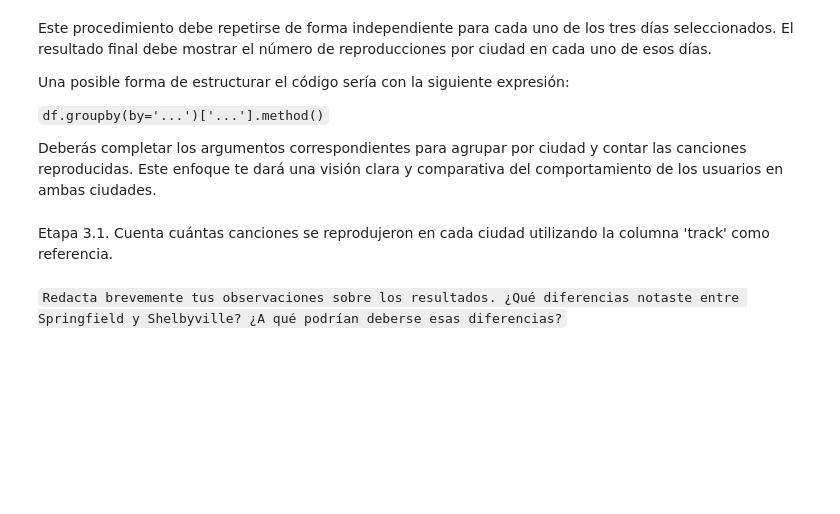
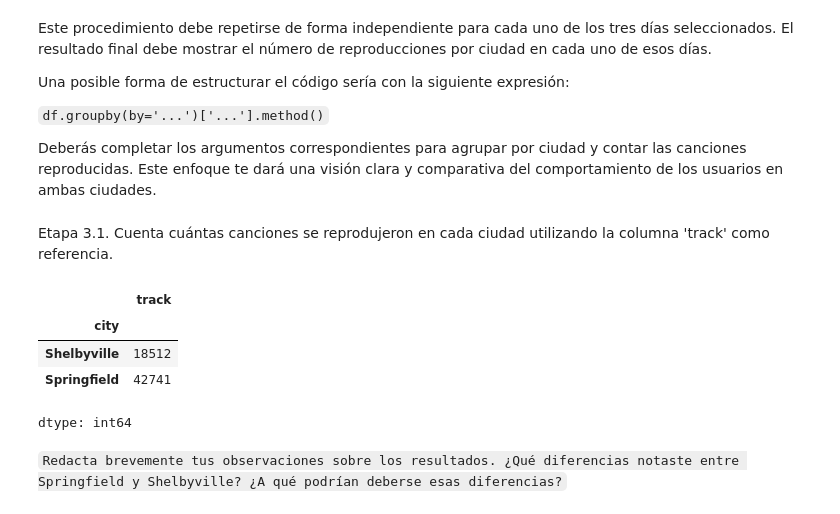
Before and after one commit to Davichobacter/data_science, a Jupyter notebook: notebook_sprint_3.ipynb, the cells around one changed output. Drawn from its saved outputs; the diff is of its cells as text; code cells hidden in the pictures; blank space fills up the shorter version.

```diff
--- a/notebook_sprint_3.ipynb
+++ b/notebook_sprint_3.ipynb
@@ -414,6 +502,13 @@ Deberás completar los argumentos correspondientes para agrupar por ciudad y con
 Etapa 3.1. Cuenta cuántas canciones se reprodujeron en cada ciudad utilizando la columna 'track' como referencia.
 # %%
 # Cuenta las canciones reproducidas en cada ciudad
+df.groupby('city')['track'].count()
+# %% [output]
+|  | track |
+| city |  |
+| Shelbyville | 18512 |
+| Springfield | 42741 |
+dtype: int64
 # %% [markdown]
 `Redacta brevemente tus observaciones sobre los resultados. ¿Qué diferencias notaste entre Springfield y Shelbyville? ¿A qué podrían deberse esas diferencias?`
 # %% [markdown]
```
Also changed, not shown: parts of 9 cells of this notebook.
